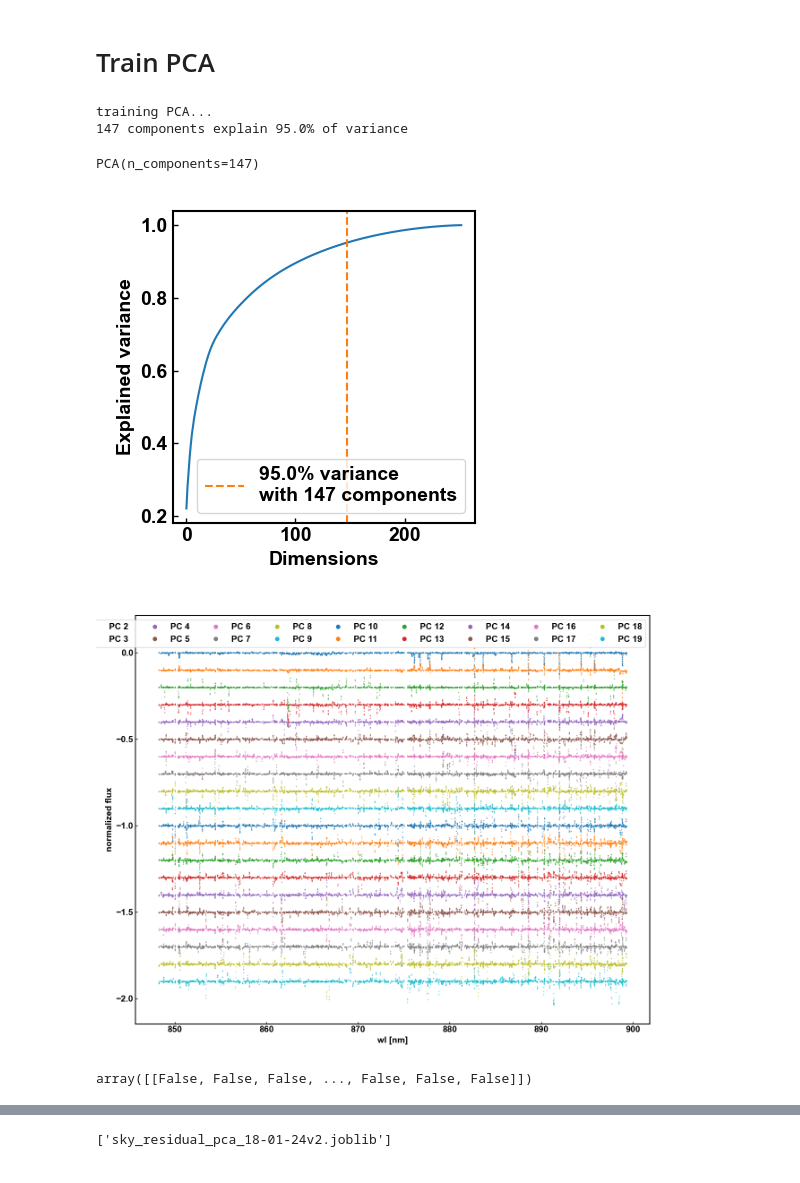
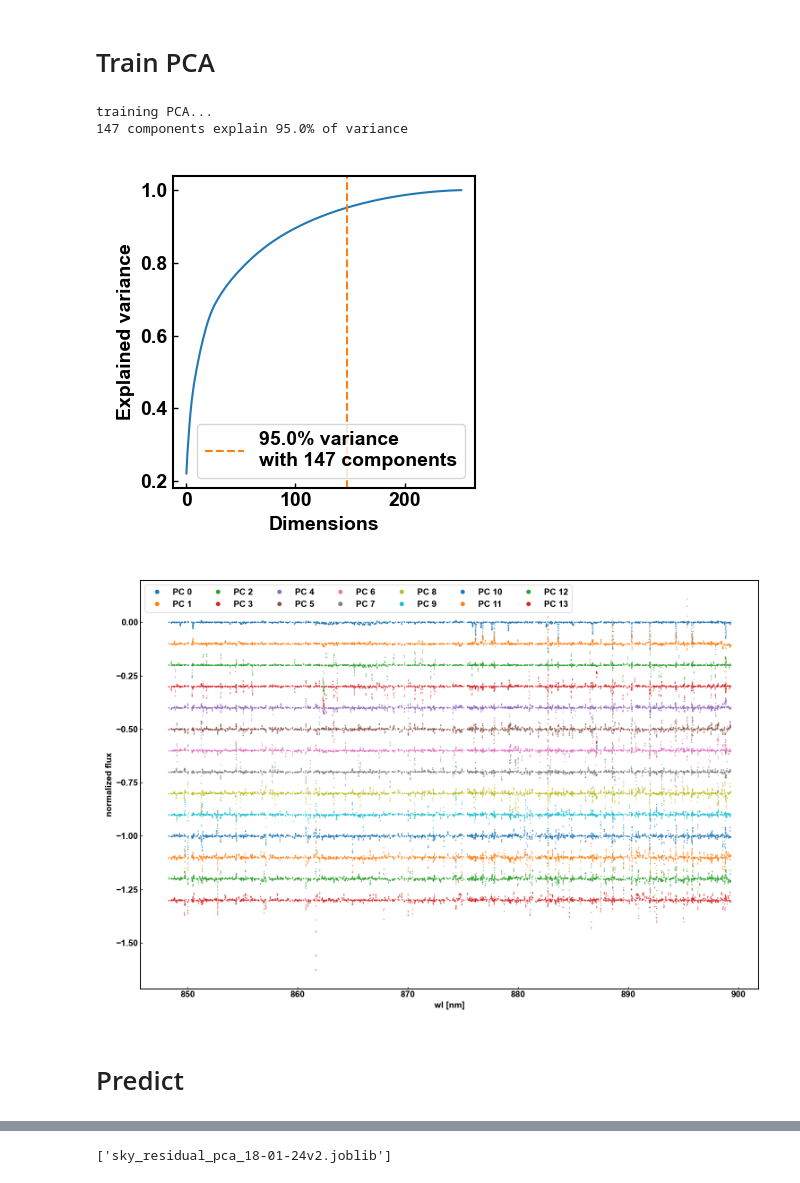
Before and after one commit to cabrera-ziri/Reticulum, a Jupyter notebook: sky_lines3.ipynb, the cells around one changed output, grey strips where cells are left out. Drawn from its saved outputs; the diff is of its cells as text; code cells hidden in the pictures.

Commit message:
1d predict implemented

```diff
--- a/sky_lines3.ipynb
+++ b/sky_lines3.ipynb
@@ -402,7 +407,7 @@ X_prepared = data_pipeline.fit_transform(X_train)
 # %%
 sky_pixels = X_prepared[-1,:]==1
 
-f, ax = plt.subplots(figsize=(15,5))
+f, ax = plt.subplots(figsize=(12,4))
 ax.plot(X_prepared[0,:],X_prepared[-3,:],'.',ms=1)
 ax.plot(X_prepared[0,:],X_prepared[-2,:]*sky_pixel_scale_factor,label='sky pixel threshold')
 ax.plot(X_prepared[0,:][sky_pixels],X_prepared[-3,:][sky_pixels],'.',ms=1,label='sky pixels')
@@ -455,51 +426,34 @@ class MyPCA(BaseEstimator, TransformerMixin):
-# %%
-pca_ = MyPCA()
-pca_ = pca_.fit(X_prepared)
-# %% [output]
-training PCA...
-147 components explain 95.0% of variance
 # %%
-# PCA params
-explained_variance = 0.95
-
-sky_pixels = X_prepared[-1,:]==1 #pixel mask
-X_pca = X_prepared[1:-3,sky_pixels] #select only sky pixel flux
-
-# PCA run
-pca = PCA()
-pca.fit(X_pca)
-cumsum = np.cumsum(pca.explained_variance_ratio_)
-d = np.argmax(cumsum>=explained_variance)+1
+mypca = MyPCA(explained_variance=0.95)
+mypca.fit(X_prepared)
 
 f, ax = plt.subplots(figsize=(4,4))
-ax.plot(cumsum)
-ax.axvline(d,ls='--',color='tab:orange',label='{:}% variance\nwith {:} components'.format(explained_variance*100,d))
+ax.plot(mypca.cumsum_)
+ax.axvline(mypca.d_,ls='--',color='tab:orange',label='{:}% variance\nwith {:} components'.format(mypca.explained_variance*100,mypca.d_))
 ax.set_xlabel('Dimensions')
 ax.set_ylabel('Explained variance')
 plt.legend()
 plt.tight_layout()
-
-# re-train
-pca = PCA(n_components=d)
-pca.fit(X_pca)
 # %% [output]
-PCA(n_components=147)
+training PCA...
+147 components explain 95.0% of variance
 [figure]
 # %%
-#plot first d-components
+#plot first n-components
+n_comp = 14
+
 f, ax = plt.subplots(figsize=(15,10))
-
-# for _ in range(d):
-for _ in range(20):
-    ax.plot(wl[sky_pixels],pca.components_[_]-(_*0.1),'.',ms=1,label='PC {:}'.format(_))
+for _ in range(n_comp):
+    ax.plot(wl[sky_pixels],mypca.pca_.components_[_]-(_*0.1),'.',ms=1,label='PC {:}'.format(_))
     ax.set_xlabel('wl [nm]')
     ax.set_ylabel('normalized flux')
-    # plt.semilogy()
-# plt.legend(markerscale=12,ncol=int(np.ceil(d/2)))
-plt.legend(markerscale=12,ncol=int(np.ceil(20/2)))
+
+plt.legend(markerscale=12,ncol=int(np.ceil(n_comp/2)))
 plt.tight_layout()
 # %% [output]
-[figure, old version]
+[figure, new version]
+# %% [markdown]
+# Predict
 # %%
 # spec_path = '/Users/cabrera-ziri/Work/data/eso/reticulum/Results/Results/Config1/Epoch01/690286592_c1_e01_hor5_nosky.fits'
 # spec_path = '/Users/cabrera-ziri/Work/data/eso/reticulum/OneDrive_1_17-01-2024/Config1/Epoch01/690286592_c1_e01_hor5.fits'
@@ -527,4 +476,0 @@ model2 = pca.inverse_transform(weights)
-# %%
-model1==model
-# %% [output]
-array([[False, False, False, ..., False, False, False]])
```
Also changed, not shown: parts of 9 cells of this notebook.
